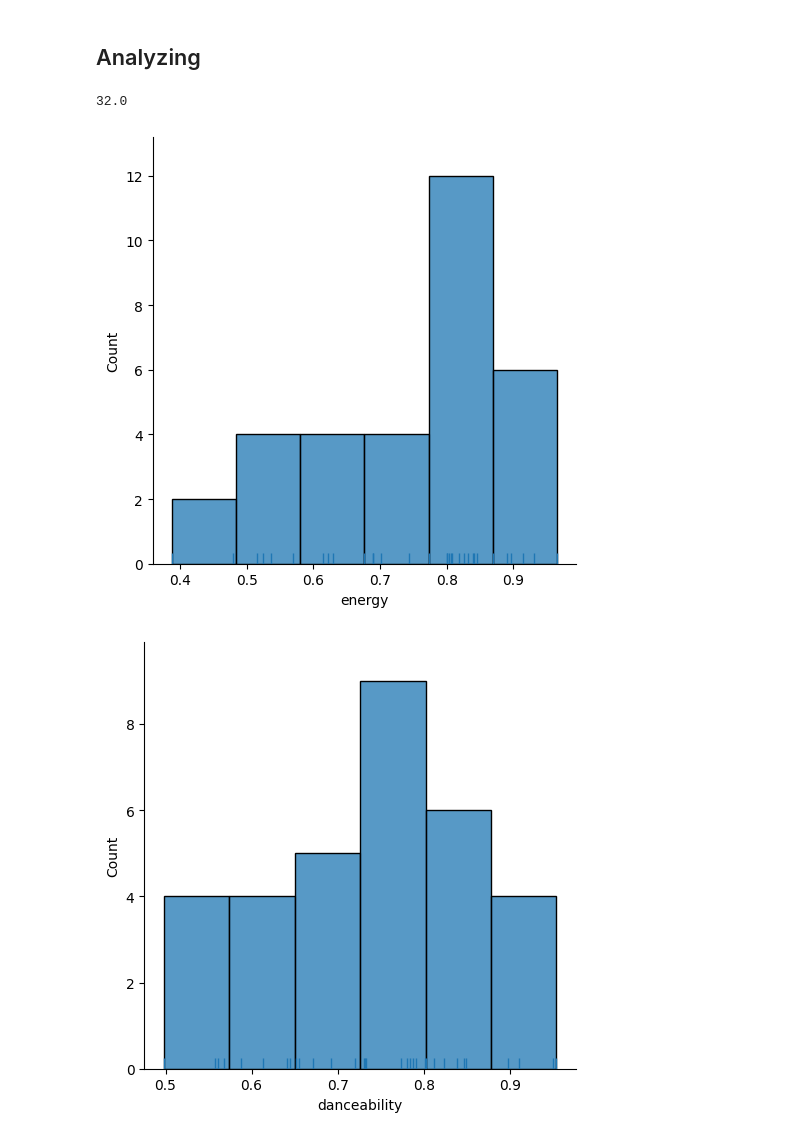
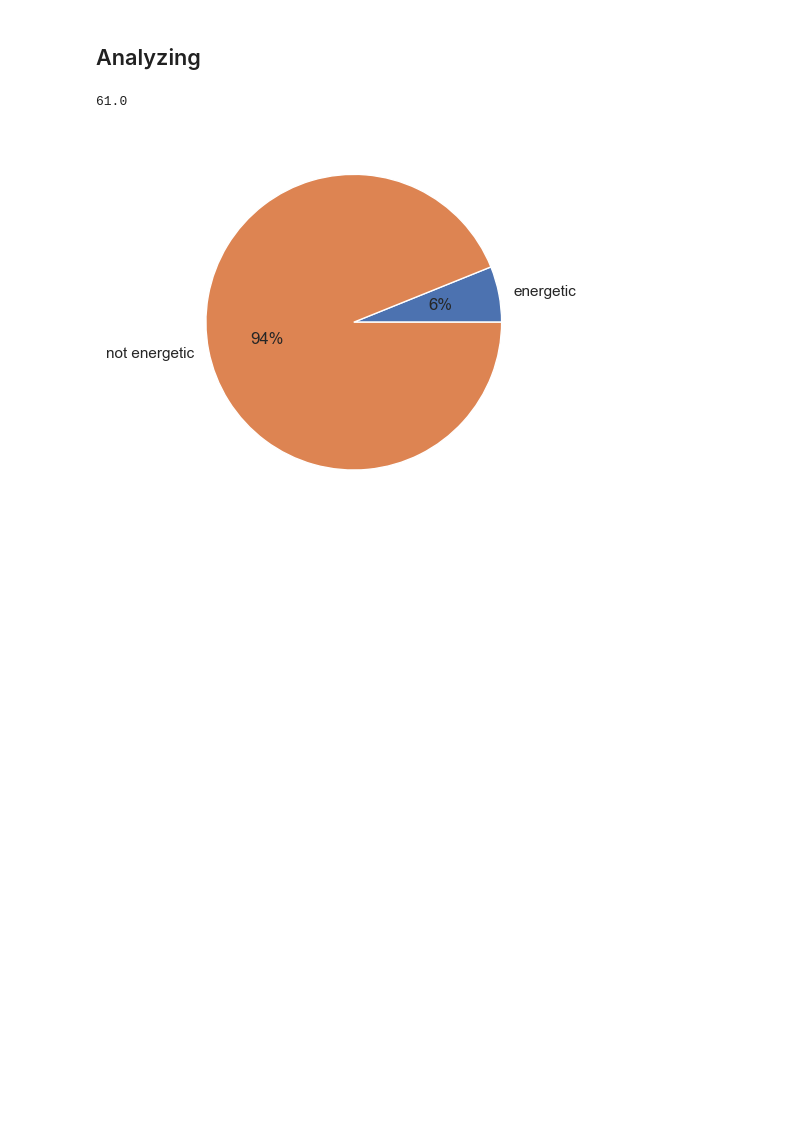
Before and after one commit to aakanksha1dutta/MOODSIC, a Jupyter notebook: 3_Model_Visualization.ipynb, the cells around one changed output. Saved outputs shown, nothing was run; the diff lists cells and outputs as text; code cells hidden in the pictures; blank space fills up the shorter version.

```diff
--- a/3_Model_Visualization.ipynb
+++ b/3_Model_Visualization.ipynb
@@ -83,19 +78,21 @@ data.iloc[idx[0],:][['track_name','first_artist']]
 ## Analyzing
 # %%
 # calculating percentage of songs that were energetic
-len(idx[0],)/len(data)*100
+energetic = len(idx[0],)/len(data)*100
+print (energetic)
 # %% [output]
-32.0
+61.0
 # %%
 import seaborn as sns
+import matplotlib.pyplot as plt
 
-energetic_songs = data.iloc[idx[0],:][features_list]
+#energetic_songs = data.iloc[idx[0],:][feature_list]
 
-#distribution of energy levels of energetic songs
-sns.displot(energetic_songs['energy'], rug = True);
-sns.displot(energetic_songs['danceability'], rug = True);
-sns.displot(energetic_songs['loudness'], rug = True);
-sns.displot(energetic_songs['tempo'], rug = True);
+#pie chart for proportion of energetic songs
+data = [energetic,(1000-energetic)]
+labels = ['energetic','not energetic']
+
+plt.pie(data, labels = labels, autopct='%.0f%%')
+plt.show()
 # %% [output]
-[figure, old version]
+[figure, new version]
-[figure, removed]
```
Also changed, not shown: parts of 9 cells of this notebook.
